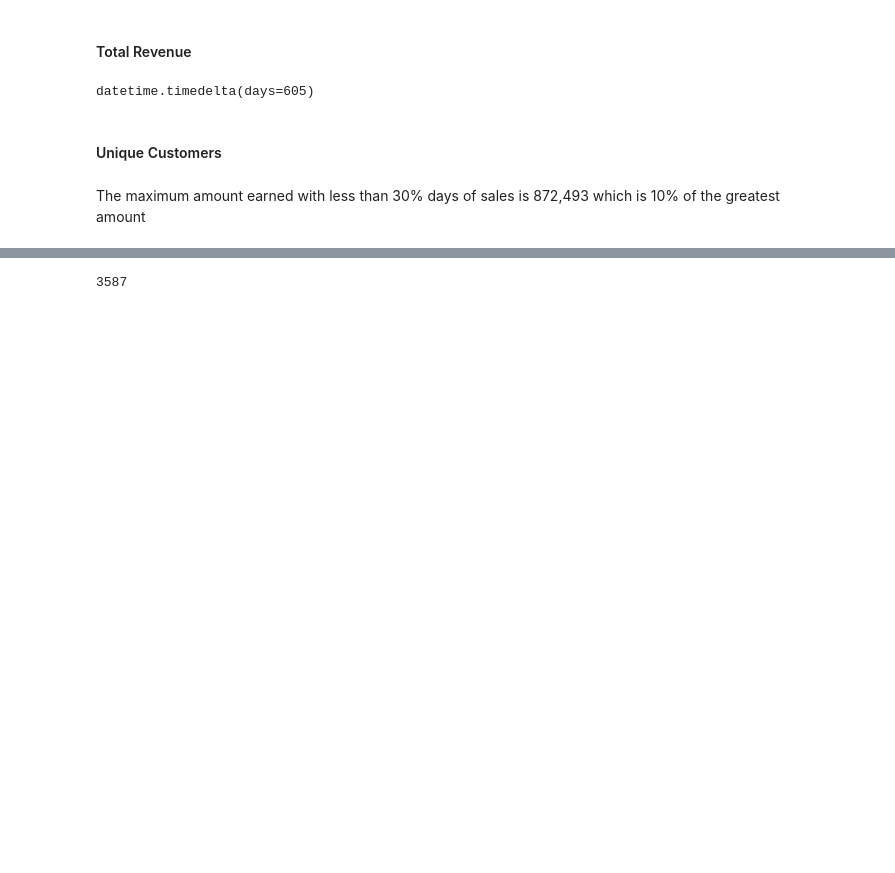
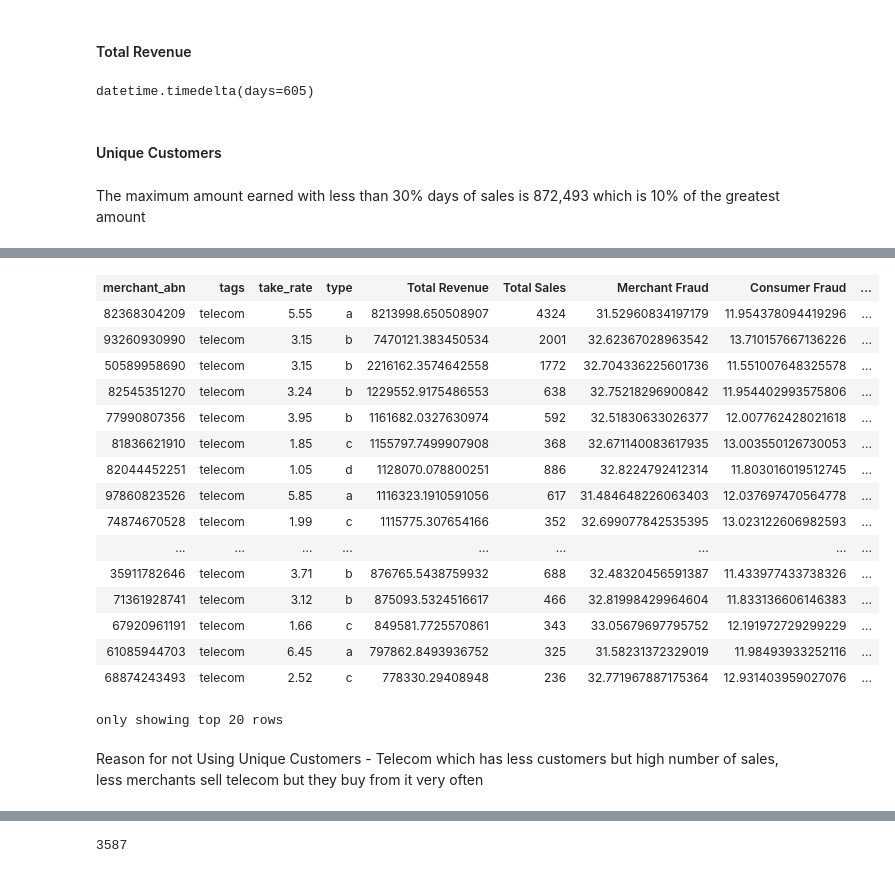
Before and after one commit to MAST30034-AppliedDataScience/project-2-group-buy-now-pay-later-industry-project-30, a Jupyter notebook: notebooks/misc_fraud_findings.ipynb, the cells around one changed output, grey strips where cells are left out. Drawn from its saved outputs; the diff is of its cells as text; code cells hidden in the pictures; blank space fills up the shorter version.

```diff
--- a/notebooks/misc_fraud_findings.ipynb
+++ b/notebooks/misc_fraud_findings.ipynb
@@ -101,0 +164,22 @@ The maximum amount earned with less than 30% days of sales is 872,493 which is 1
+# %%
+df.filter((F.col('tags') == 'telecom') & (F.col('Days with Sales')> 181)).sort('Total Revenue', ascending = False)
+# %% [output]
+| merchant_abn | tags | take_rate | type | Total Revenue | Total Sales | Merchant Fraud | Consumer Fraud | ... |
+| 82368304209 | telecom | 5.55 | a | 8213998.650508907 | 4324 | 31.52960834197179 | 11.954378094419296 | ... |
+| 93260930990 | telecom | 3.15 | b | 7470121.383450534 | 2001 | 32.62367028963542 | 13.710157667136226 | ... |
+| 50589958690 | telecom | 3.15 | b | 2216162.3574642558 | 1772 | 32.704336225601736 | 11.551007648325578 | ... |
+| 82545351270 | telecom | 3.24 | b | 1229552.9175486553 | 638 | 32.75218296900842 | 11.954402993575806 | ... |
+| 77990807356 | telecom | 3.95 | b | 1161682.0327630974 | 592 | 32.51830633026377 | 12.007762428021618 | ... |
+| 81836621910 | telecom | 1.85 | c | 1155797.7499907908 | 368 | 32.671140083617935 | 13.003550126730053 | ... |
+| 82044452251 | telecom | 1.05 | d | 1128070.078800251 | 886 | 32.8224792412314 | 11.803016019512745 | ... |
+| 97860823526 | telecom | 5.85 | a | 1116323.1910591056 | 617 | 31.484648226063403 | 12.037697470564778 | ... |
+| 74874670528 | telecom | 1.99 | c | 1115775.307654166 | 352 | 32.699077842535395 | 13.023122606982593 | ... |
+| ... | ... | ... | ... | ... | ... | ... | ... | ... |
+| 35911782646 | telecom | 3.71 | b | 876765.5438759932 | 688 | 32.48320456591387 | 11.433977433738326 | ... |
+| 71361928741 | telecom | 3.12 | b | 875093.5324516617 | 466 | 32.81998429964604 | 11.833136606146383 | ... |
+| 67920961191 | telecom | 1.66 | c | 849581.7725570861 | 343 | 33.05679697795752 | 12.191972729299229 | ... |
+| 61085944703 | telecom | 6.45 | a | 797862.8493936752 | 325 | 31.58231372329019 | 11.98493933252116 | ... |
+| 68874243493 | telecom | 2.52 | c | 778330.29408948 | 236 | 32.771967887175364 | 12.931403959027076 | ... |
+only showing top 20 rows
+# %% [markdown]
+Reason for not Using Unique Customers - Telecom which has less customers but high number of sales, less merchants sell telecom but they buy from it very often
```
Also changed, not shown: parts of 6 cells of this notebook.
